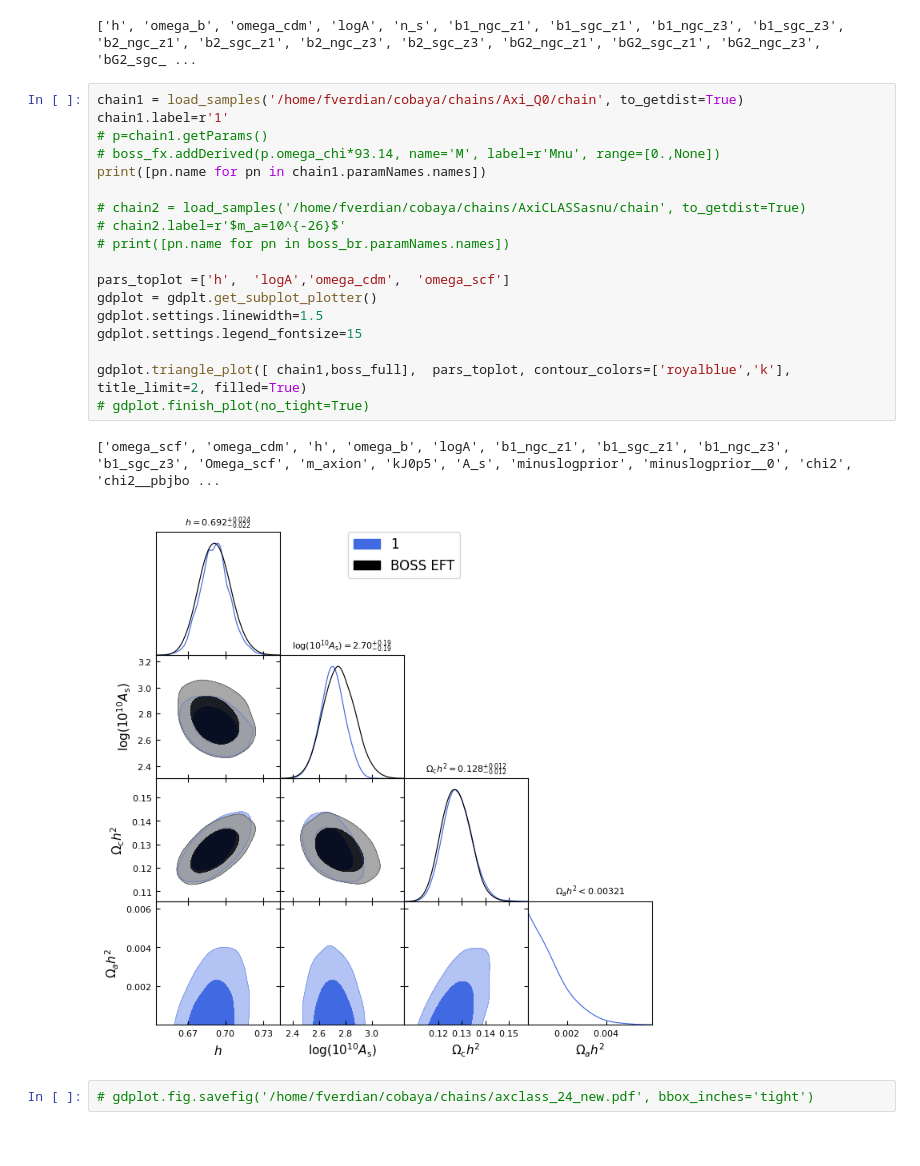
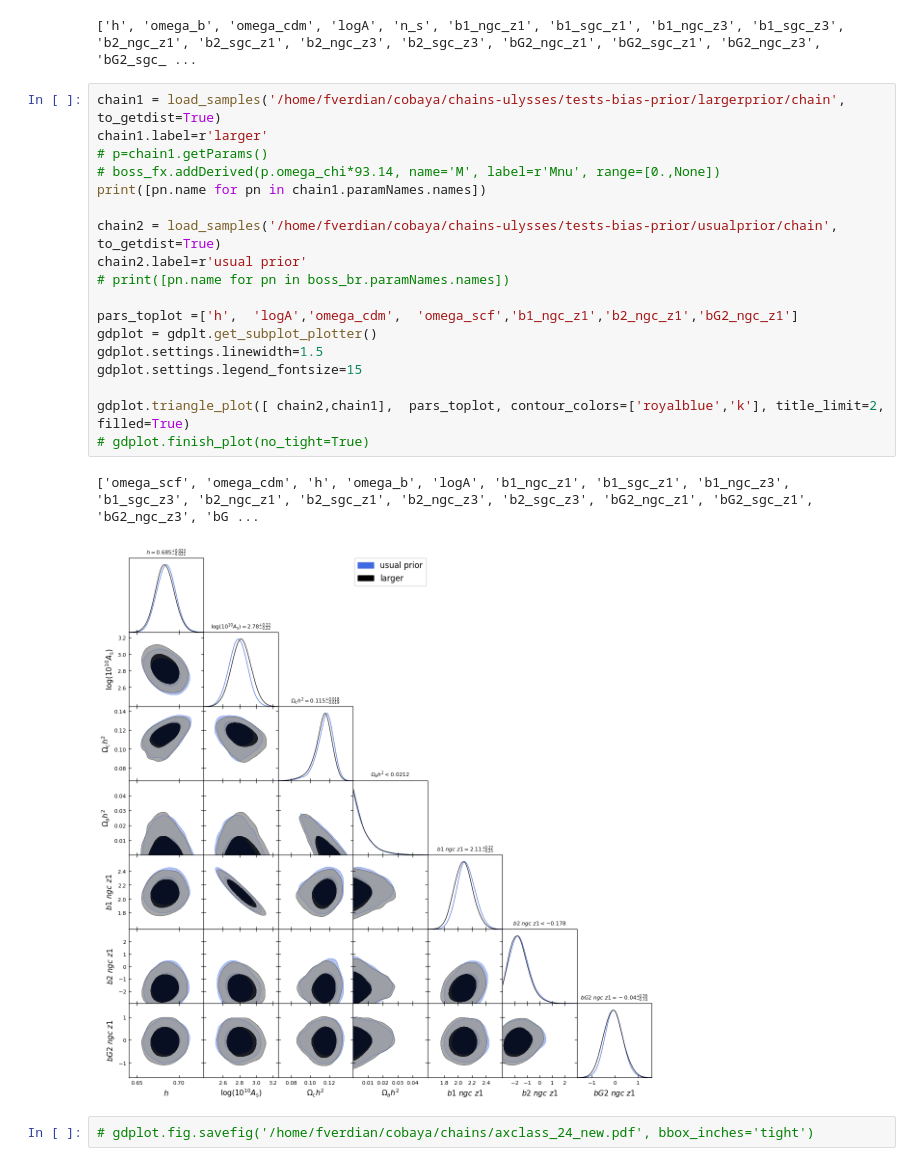
Before and after one commit to fverd/cobaya, a Jupyter notebook: FRA/analyze-chain.ipynb, the cells around one changed output. Cells and saved outputs as stored; diff of their text form.

```diff
--- a/FRA/analyze-chain.ipynb
+++ b/FRA/analyze-chain.ipynb
@@ -16,26 +16,26 @@ boss_planck.label='Planck + BOSS'
 # %% [output]
 ['h', 'omega_b', 'omega_cdm', 'logA', 'n_s', 'b1_ngc_z1', 'b1_sgc_z1', 'b1_ngc_z3', 'b1_sgc_z3', 'b2_ngc_z1', 'b2_sgc_z1', 'b2_ngc_z3', 'b2_sgc_z3', 'bG2_ngc_z1', 'bG2_sgc_z1', 'bG2_ngc_z3', 'bG2_sgc_ ...
 # %%
-chain1 = load_samples('/home/fverdian/cobaya/chains/Axi_Q0/chain', to_getdist=True)
-chain1.label=r'1'
+chain1 = load_samples('/home/fverdian/cobaya/chains-ulysses/tests-bias-prior/largerprior/chain', to_getdist=True)
+chain1.label=r'larger'
 # p=chain1.getParams()
 # boss_fx.addDerived(p.omega_chi*93.14, name='M', label=r'Mnu', range=[0.,None])
 print([pn.name for pn in chain1.paramNames.names])
 
-# chain2 = load_samples('/home/fverdian/cobaya/chains/AxiCLASSasnu/chain', to_getdist=True)
-# chain2.label=r'$m_a=10^{-26}$'
+chain2 = load_samples('/home/fverdian/cobaya/chains-ulysses/tests-bias-prior/usualprior/chain', to_getdist=True)
+chain2.label=r'usual prior'
 # print([pn.name for pn in boss_br.paramNames.names])
 
-pars_toplot =['h',  'logA','omega_cdm',  'omega_scf']
+pars_toplot =['h',  'logA','omega_cdm',  'omega_scf','b1_ngc_z1','b2_ngc_z1','bG2_ngc_z1']
 gdplot = gdplt.get_subplot_plotter()
 gdplot.settings.linewidth=1.5
 gdplot.settings.legend_fontsize=15
 
-gdplot.triangle_plot([ chain1,boss_full],  pars_toplot, contour_colors=['royalblue','k'], title_limit=2, filled=True)
+gdplot.triangle_plot([ chain2,chain1],  pars_toplot, contour_colors=['royalblue','k'], title_limit=2, filled=True)
 # gdplot.finish_plot(no_tight=True)
 # %% [output]
-['omega_scf', 'omega_cdm', 'h', 'omega_b', 'logA', 'b1_ngc_z1', 'b1_sgc_z1', 'b1_ngc_z3', 'b1_sgc_z3', 'Omega_scf', 'm_axion', 'kJ0p5', 'A_s', 'minuslogprior', 'minuslogprior__0', 'chi2', 'chi2__pbjbo ...
+['omega_scf', 'omega_cdm', 'h', 'omega_b', 'logA', 'b1_ngc_z1', 'b1_sgc_z1', 'b1_ngc_z3', 'b1_sgc_z3', 'b2_ngc_z1', 'b2_sgc_z1', 'b2_ngc_z3', 'b2_sgc_z3', 'bG2_ngc_z1', 'bG2_sgc_z1', 'bG2_ngc_z3', 'bG ...
-[figure, old version]
+[figure, new version]
 # %%
 # gdplot.fig.savefig('/home/fverdian/cobaya/chains/axclass_24_new.pdf', bbox_inches='tight')
 # %%
```
Also changed, not shown: 2 other files.
